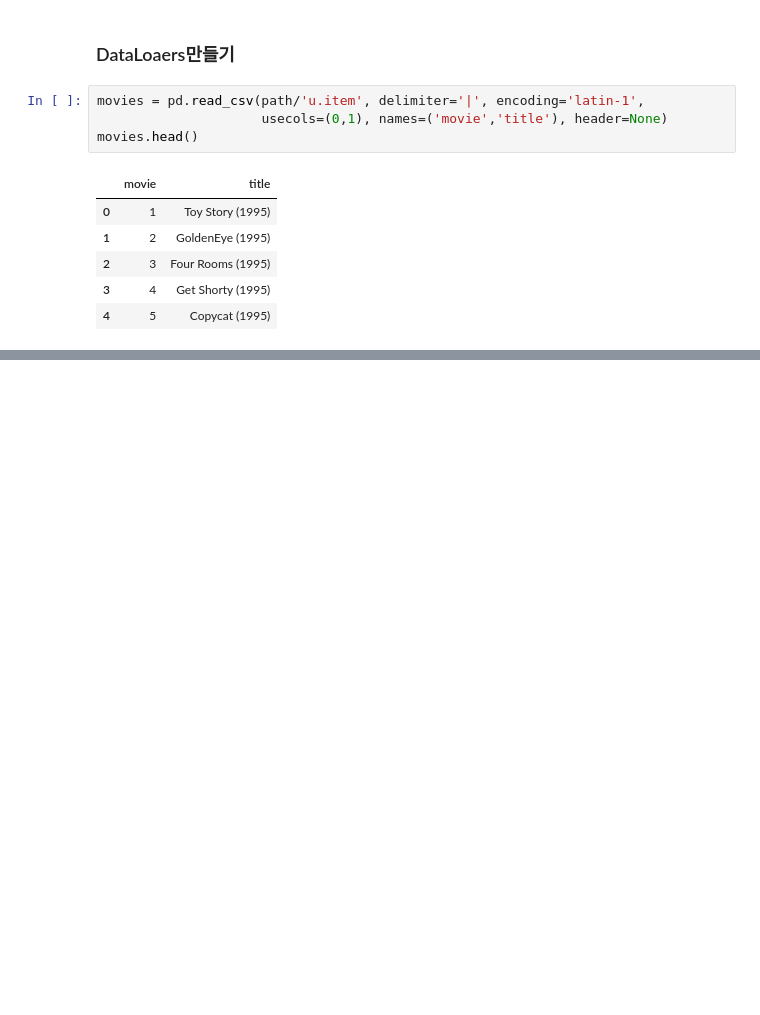
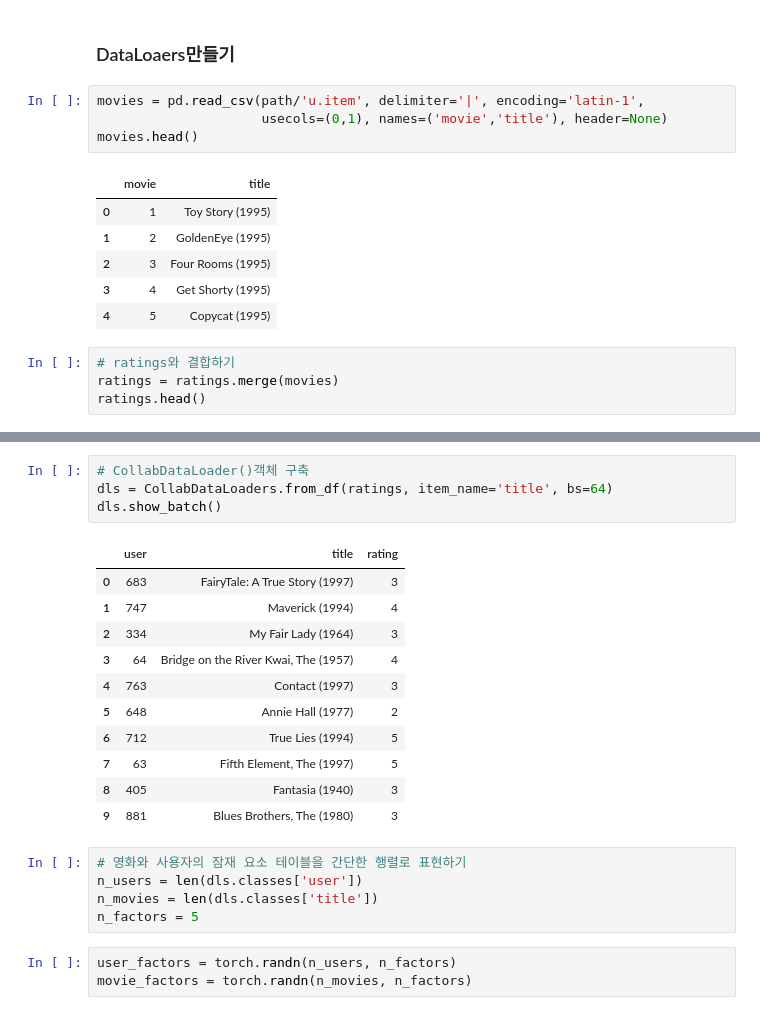
Before and after one commit to chw8207/fastai_pytorch, a Jupyter notebook: 협업필터링.ipynb, the cells around one changed output, grey strips where cells are left out. Saved outputs shown, nothing was run; the diff lists cells and outputs as text; blank space fills up the shorter version.

```diff
--- a/협업필터링.ipynb
+++ b/협업필터링.ipynb
@@ -89,3 +89,7 @@ movies.head()
 | 2 | 3 | Four Rooms (1995) |
 | 3 | 4 | Get Shorty (1995) |
 | 4 | 5 | Copycat (1995) |
+# %%
+# ratings와 결합하기
+ratings = ratings.merge(movies)
+ratings.head()
@@ -91,0 +103,24 @@ movies.head()
+# %%
+# CollabDataLoader()객체 구축
+dls = CollabDataLoaders.from_df(ratings, item_name='title', bs=64)
+dls.show_batch()
+# %% [output]
+|  | user | title | rating |
+| 0 | 683 | FairyTale: A True Story (1997) | 3 |
+| 1 | 747 | Maverick (1994) | 4 |
+| 2 | 334 | My Fair Lady (1964) | 3 |
+| 3 | 64 | Bridge on the River Kwai, The (1957) | 4 |
+| 4 | 763 | Contact (1997) | 3 |
+| 5 | 648 | Annie Hall (1977) | 2 |
+| 6 | 712 | True Lies (1994) | 5 |
+| 7 | 63 | Fifth Element, The (1997) | 5 |
+| 8 | 405 | Fantasia (1940) | 3 |
+| 9 | 881 | Blues Brothers, The (1980) | 3 |
+# %%
+# 영화와 사용자의 잠재 요소 테이블을 간단한 행렬로 표현하기
+n_users = len(dls.classes['user'])
+n_movies = len(dls.classes['title'])
+n_factors = 5
+# %%
+user_factors = torch.randn(n_users, n_factors)
+movie_factors = torch.randn(n_movies, n_factors)
```
Also changed, not shown: parts of 9 cells of this notebook.
